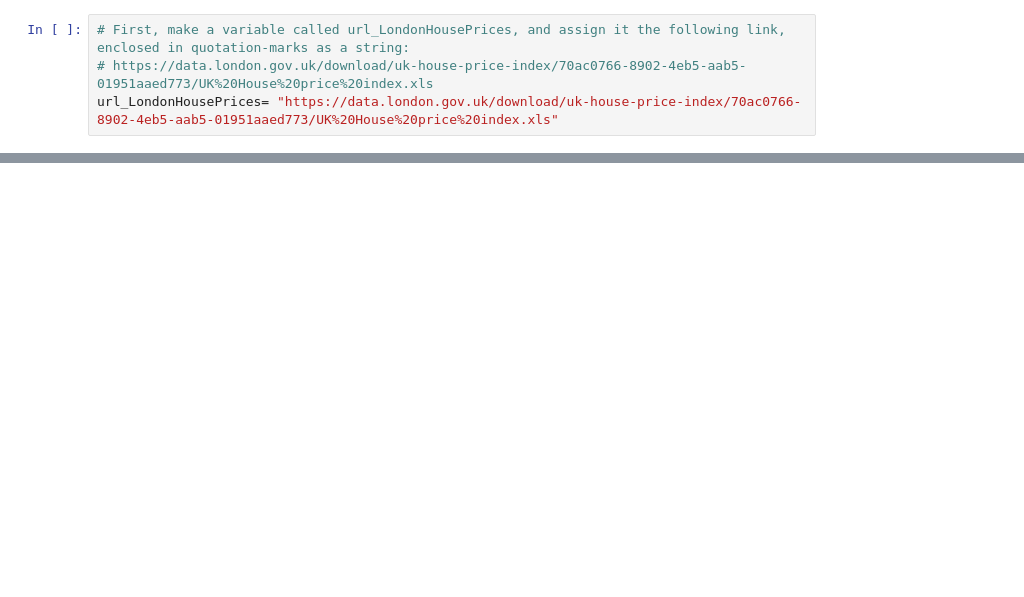
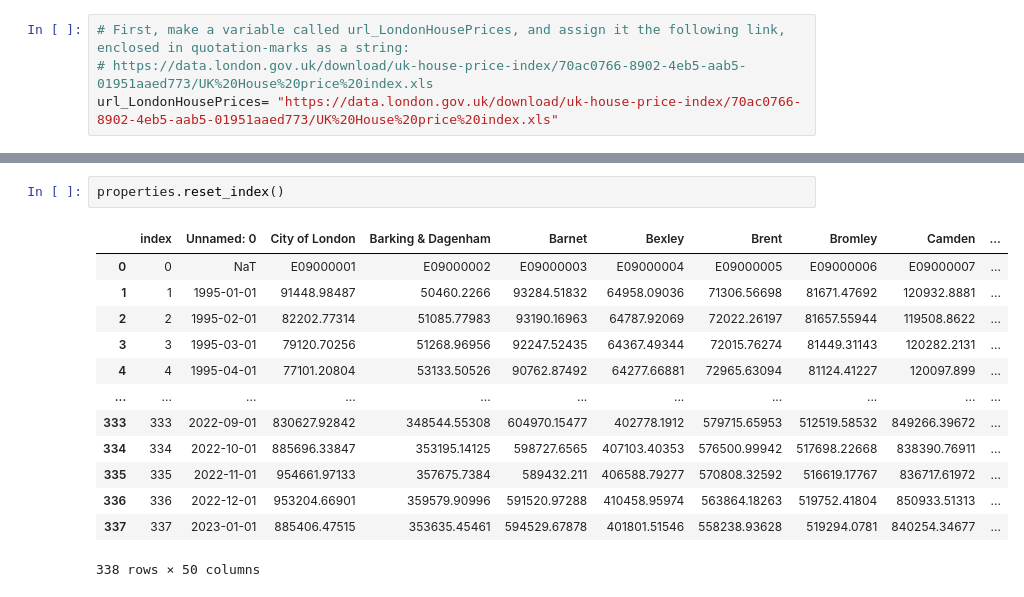
Before and after one commit to NinaDS22/DSProject1, a Jupyter notebook: LondonHousing.ipynb, the cells around one changed output, grey strips where cells are left out. Drawn from its saved outputs; the diff is of its cells as text; blank space fills up the shorter version.

```diff
--- a/LondonHousing.ipynb
+++ b/LondonHousing.ipynb
@@ -34,0 +49,16 @@ NameError: name 'properties' is not defined
+# %%
+properties.reset_index()
+# %% [output]
+|  | index | Unnamed: 0 | City of London | Barking & Dagenham | Barnet | Bexley | Brent | Bromley | Camden | ... |
+| 0 | 0 | NaT | E09000001 | E09000002 | E09000003 | E09000004 | E09000005 | E09000006 | E09000007 | ... |
+| 1 | 1 | 1995-01-01 | 91448.98487 | 50460.2266 | 93284.51832 | 64958.09036 | 71306.56698 | 81671.47692 | 120932.8881 | ... |
+| 2 | 2 | 1995-02-01 | 82202.77314 | 51085.77983 | 93190.16963 | 64787.92069 | 72022.26197 | 81657.55944 | 119508.8622 | ... |
+| 3 | 3 | 1995-03-01 | 79120.70256 | 51268.96956 | 92247.52435 | 64367.49344 | 72015.76274 | 81449.31143 | 120282.2131 | ... |
+| 4 | 4 | 1995-04-01 | 77101.20804 | 53133.50526 | 90762.87492 | 64277.66881 | 72965.63094 | 81124.41227 | 120097.899 | ... |
+| ... | ... | ... | ... | ... | ... | ... | ... | ... | ... | ... |
+| 333 | 333 | 2022-09-01 | 830627.92842 | 348544.55308 | 604970.15477 | 402778.1912 | 579715.65953 | 512519.58532 | 849266.39672 | ... |
+| 334 | 334 | 2022-10-01 | 885696.33847 | 353195.14125 | 598727.6565 | 407103.40353 | 576500.99942 | 517698.22668 | 838390.76911 | ... |
+| 335 | 335 | 2022-11-01 | 954661.97133 | 357675.7384 | 589432.211 | 406588.79277 | 570808.32592 | 516619.17767 | 836717.61972 | ... |
+| 336 | 336 | 2022-12-01 | 953204.66901 | 359579.90996 | 591520.97288 | 410458.95974 | 563864.18263 | 519752.41804 | 850933.51313 | ... |
+| 337 | 337 | 2023-01-01 | 885406.47515 | 353635.45461 | 594529.67878 | 401801.51546 | 558238.93628 | 519294.0781 | 840254.34677 | ... |
+338 rows × 50 columns
```
Also changed, not shown: parts of 33 cells of this notebook.
